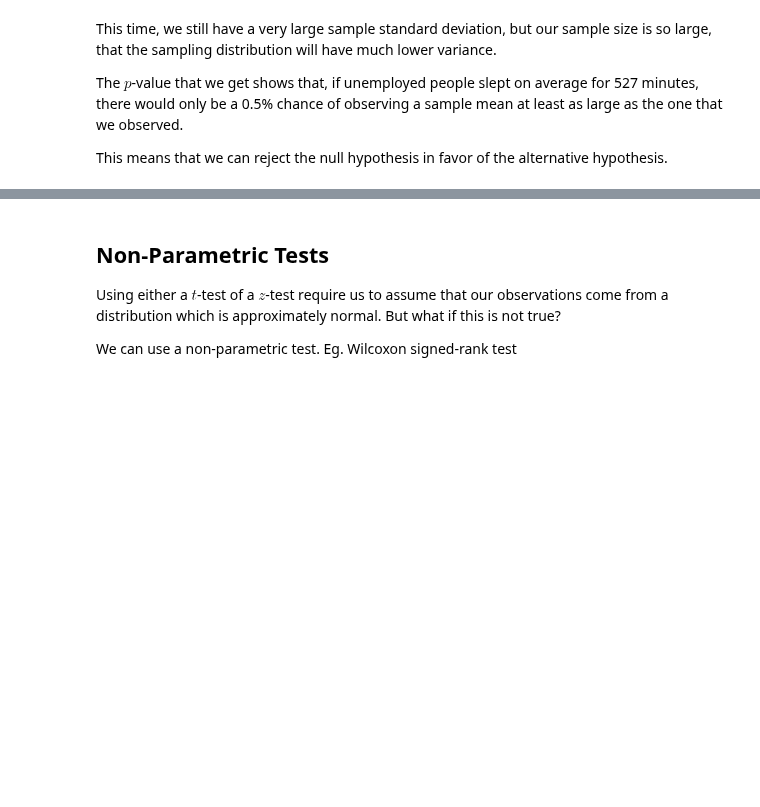
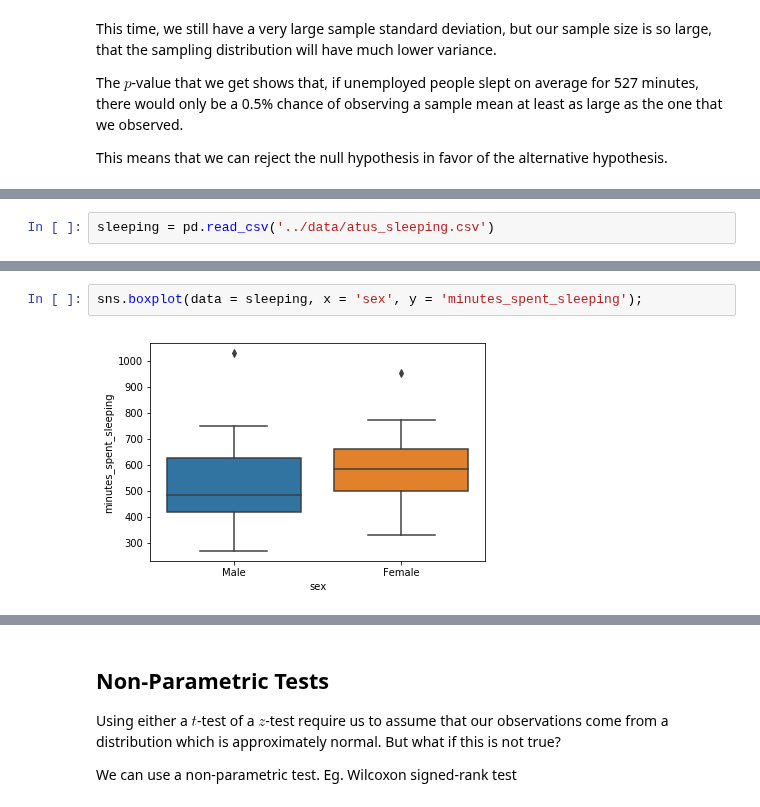
Before and after one commit to NSS-Data-Instructional-Stuff/stats-for-data-science, a Jupyter notebook: notebooks/Hypothesis_Testing.ipynb, the cells around one changed output, grey strips where cells are left out. Saved outputs shown, nothing was run; the diff lists cells and outputs as text; blank space fills up the shorter version.

```diff
--- a/notebooks/Hypothesis_Testing.ipynb
+++ b/notebooks/Hypothesis_Testing.ipynb
@@ -326,0 +331,2 @@ This means that we can reject the null hypothesis in favor of the alternative hy
+# %%
+sleeping = pd.read_csv('../data/atus_sleeping.csv')
@@ -326,0 +343,4 @@ This means that we can reject the null hypothesis in favor of the alternative hy
+# %%
+sns.boxplot(data = sleeping, x = 'sex', y = 'minutes_spent_sleeping');
+# %% [output]
+[figure, added]
```
Also changed, not shown: parts of 22 cells of this notebook, 2 other files.
